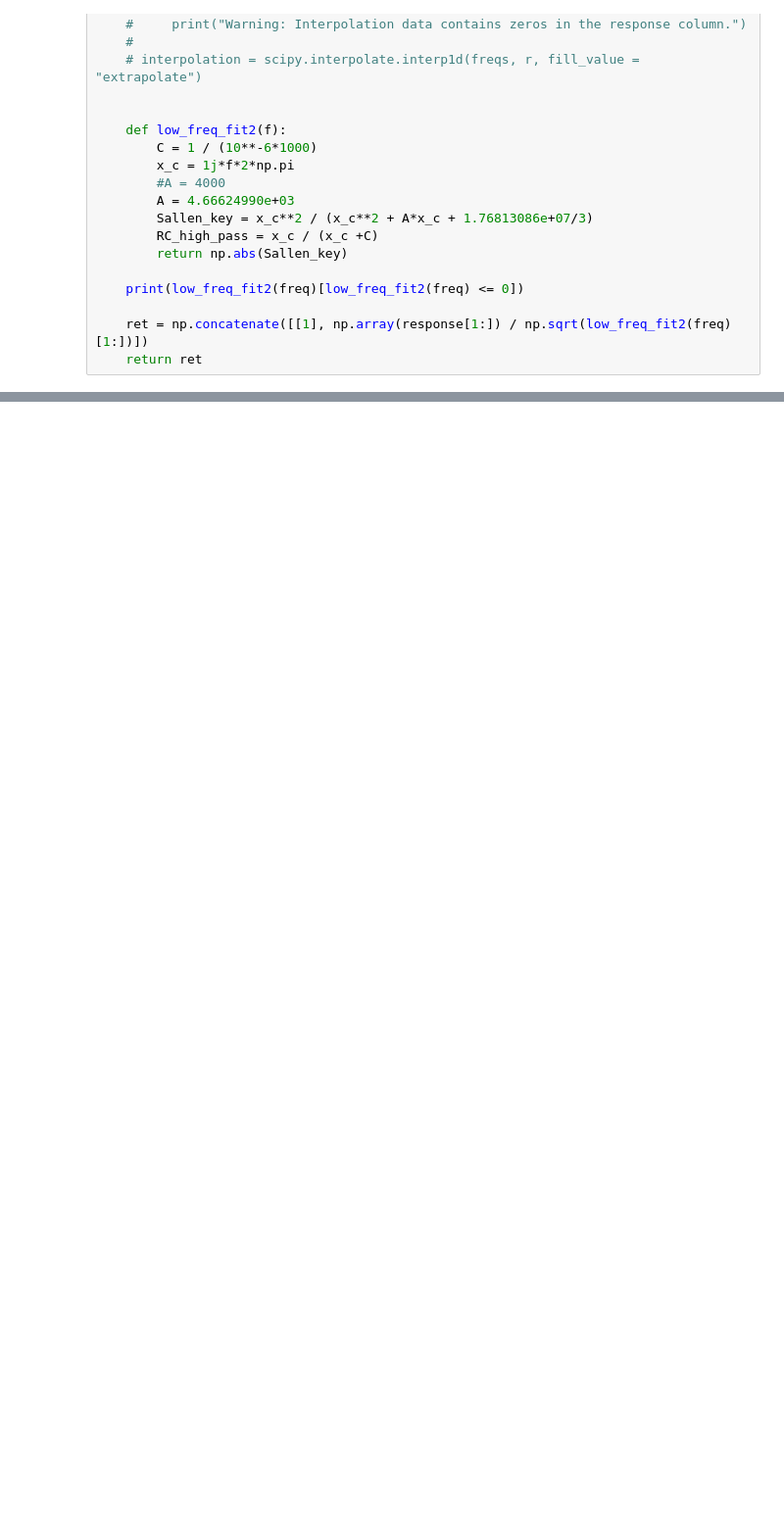
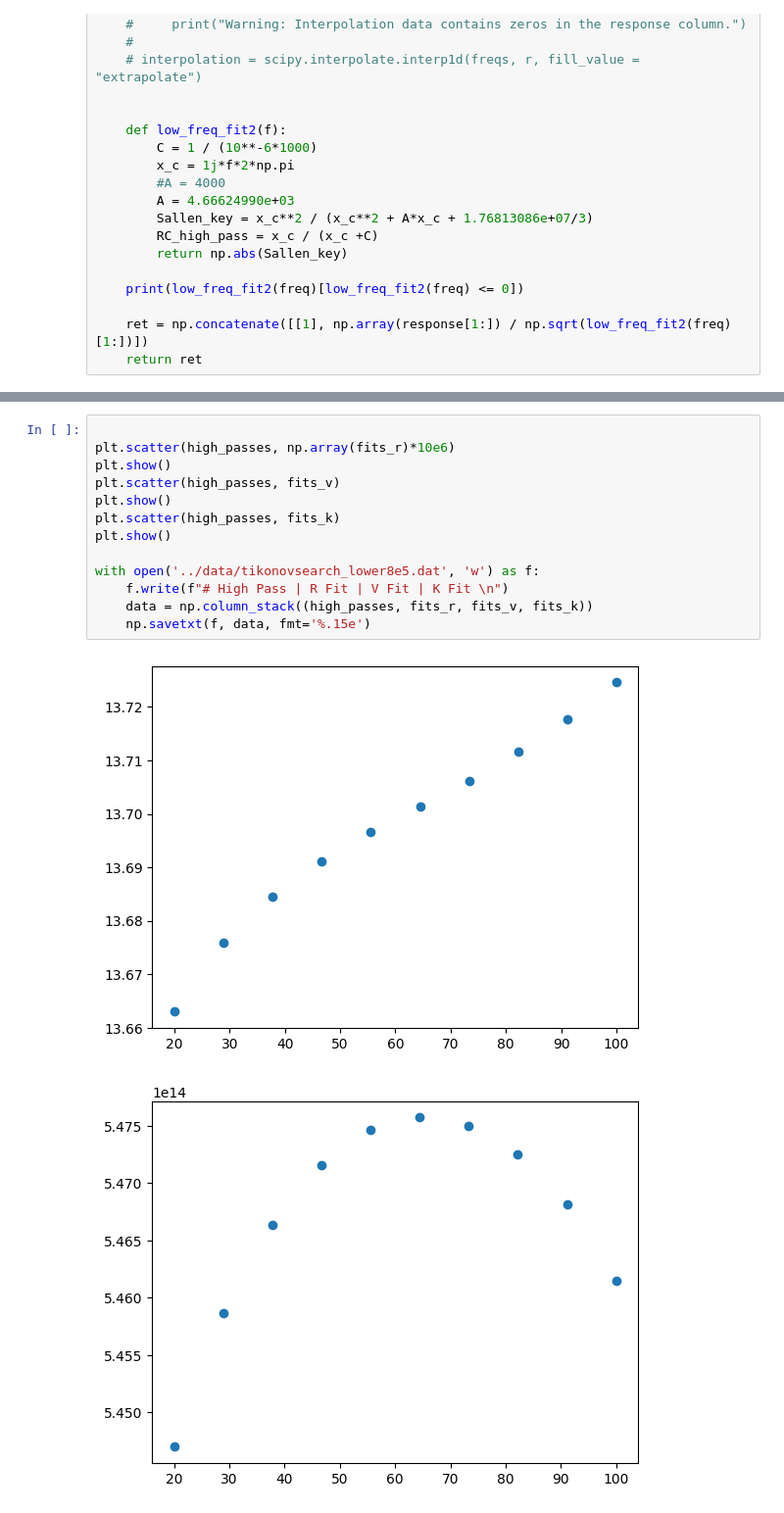
Before and after one commit to mcthumann/Brownian_Data_Analysis, a Jupyter notebook: for_publishing/Fitting_Tikonov_Search.ipynb, the cells around one changed output, grey strips where cells are left out. Shown at 98% size. Cells and saved outputs as stored; diff of their text form; blank space fills up the shorter version.

```diff
--- a/for_publishing/Fitting_Tikonov_Search.ipynb
+++ b/for_publishing/Fitting_Tikonov_Search.ipynb
@@ -456,0 +442,16 @@ plt.show()
+# %%
+
+plt.scatter(high_passes, np.array(fits_r)*10e6)
+plt.show()
+plt.scatter(high_passes, fits_v)
+plt.show()
+plt.scatter(high_passes, fits_k)
+plt.show()
+
+with open('../data/tikonovsearch_lower8e5.dat', 'w') as f:
+    f.write(f"# High Pass | R Fit | V Fit | K Fit \n")
+    data = np.column_stack((high_passes, fits_r, fits_v, fits_k))
+    np.savetxt(f, data, fmt='%.15e')
+# %% [output]
+[figure, added]
+[figure, added]
```
Also changed, not shown: parts of 4 cells of this notebook, 6 other files.
